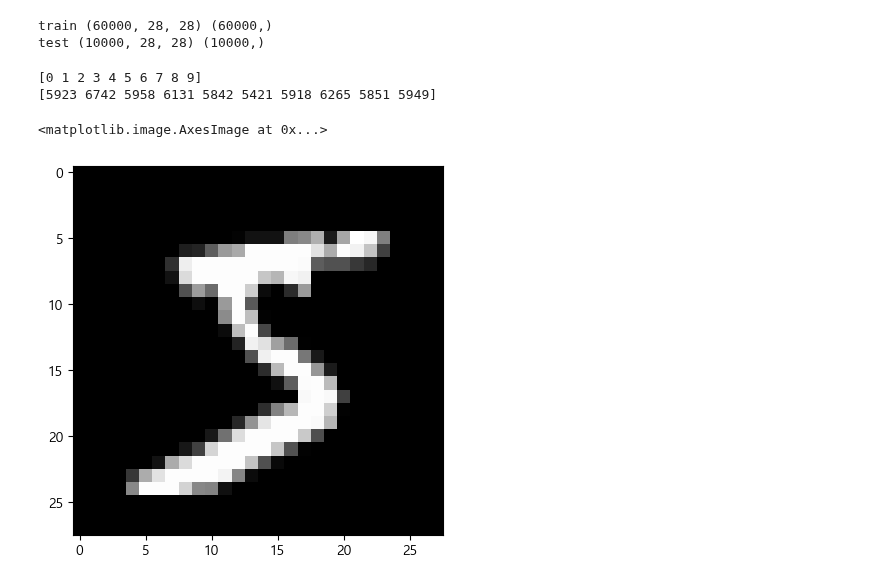
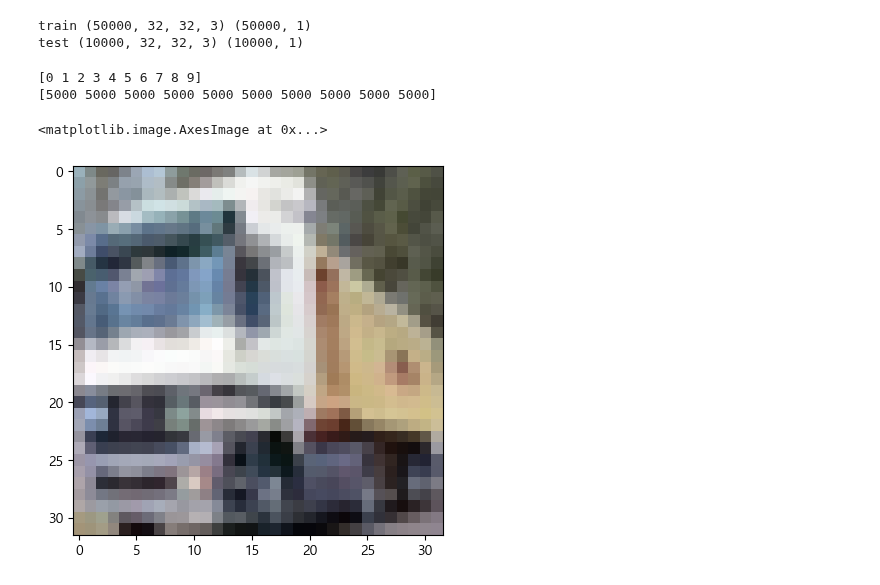
Before and after one commit to ksqrt/study, a Jupyter notebook: keras30~/keras34_cifar10.ipynb, the cells around one changed output. Cells and saved outputs as stored; diff of their text form; code cells hidden in the pictures.

```diff
--- a/keras30~/keras34_cifar10.ipynb
+++ b/keras30~/keras34_cifar10.ipynb
@@ -1,23 +1,19 @@
 # %%
 import numpy as np
 from tensorflow.keras.models import Sequential
-from tensorflow.keras.layers import Dense,Conv2D,Flatten,Dropout
+from tensorflow.keras.layers import Activation, Conv2D, MaxPooling2D, Flatten, Dense, Dropout, BatchNormalization, GlobalAveragePooling2D
 from tensorflow.keras.datasets import cifar10
 
 # 이미 훈련과 테스트가 분리된 데이터임
-(x_train,y_train),(x_test,y_test) = mnist.load_data()
+(x_train,y_train),(x_test,y_test) = cifar10.load_data()
 # %%
 # 데이터의 크기 확인
 # 28X28X1 = 흑백데이터다~
-print("train",x_train.shape,y_train.shape)
-print("test",x_test.shape,y_test.shape)
+print("train",x_train.shape,y_train.shape) #(50000, 32, 32, 3) (50000, 1)
+print("test",x_test.shape,y_test.shape) # (10000, 32, 32, 3) (10000, 1)
 # %% [output]
-train (60000, 28, 28) (60000,)
-test (10000, 28, 28) (10000,)
+train (50000, 32, 32, 3) (50000, 1)
+test (10000, 32, 32, 3) (10000, 1)
-# %%
-# 크기변경
-x_train = x_train.reshape(60000, 28, 28, 1)
-x_test = x_test.reshape(10000, 28, 28, 1)
 # %%
 # y의 클래스 보기
 a,b = np.unique(y_train,return_counts=1)
@@ -26,4 +22,4 @@ print(a)
 print(b)
 # %% [output]
 [0 1 2 3 4 5 6 7 8 9]
-[5923 6742 5958 6131 5842 5421 5918 6265 5851 5949]
+[5000 5000 5000 5000 5000 5000 5000 5000 5000 5000]
@@ -30,7 +30,7 @@ print(b)
 # %%
 # 이미지 시각화
 import matplotlib.pyplot as plt
-plt.imshow(x_train[0],"gray")
+plt.imshow(x_train[1])
 # %% [output]
 <matplotlib.image.AxesImage at 0x...>
-[figure, old version]
+[figure, new version]
```
Also changed, not shown: parts of 7 cells of this notebook, 2 other files.
